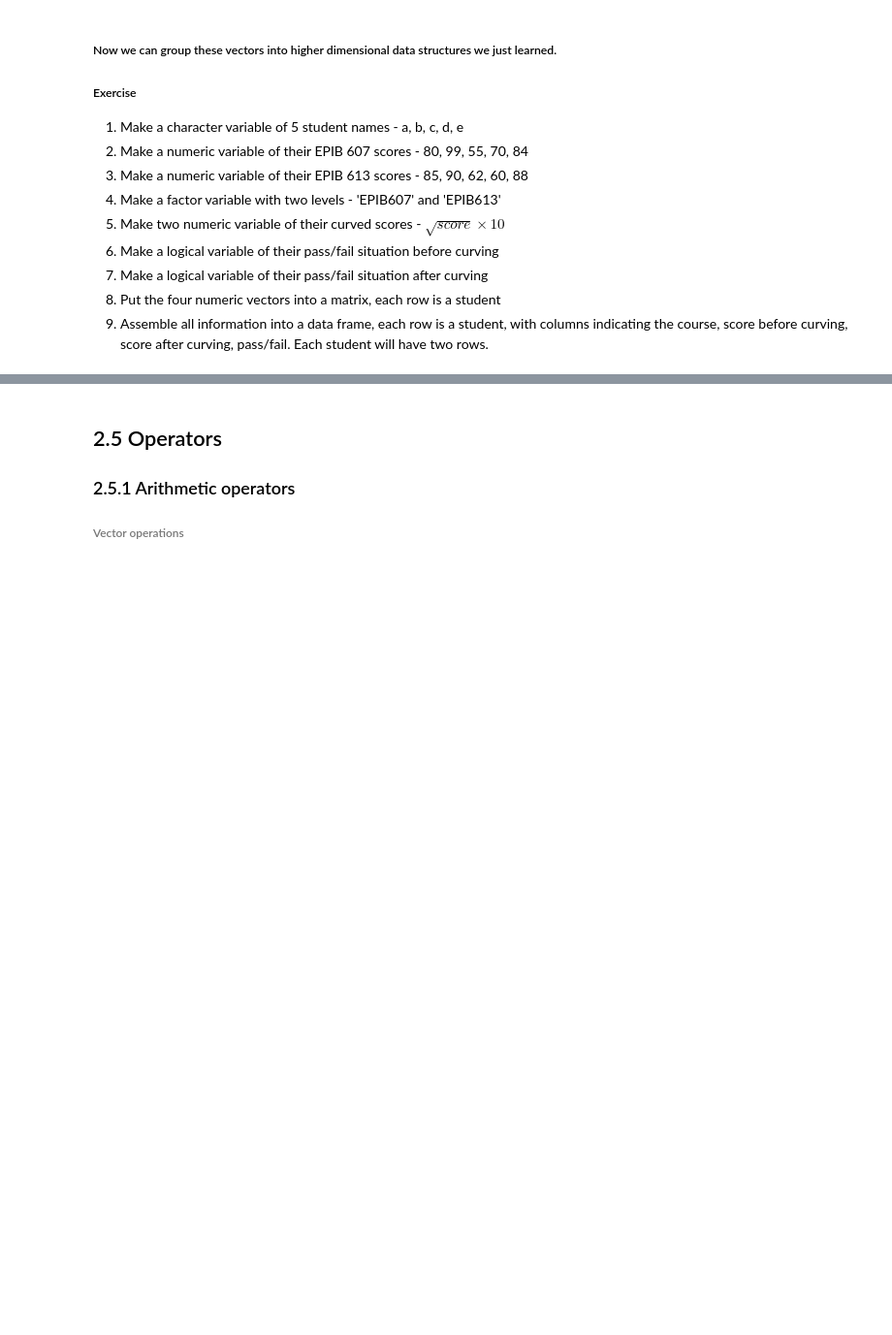
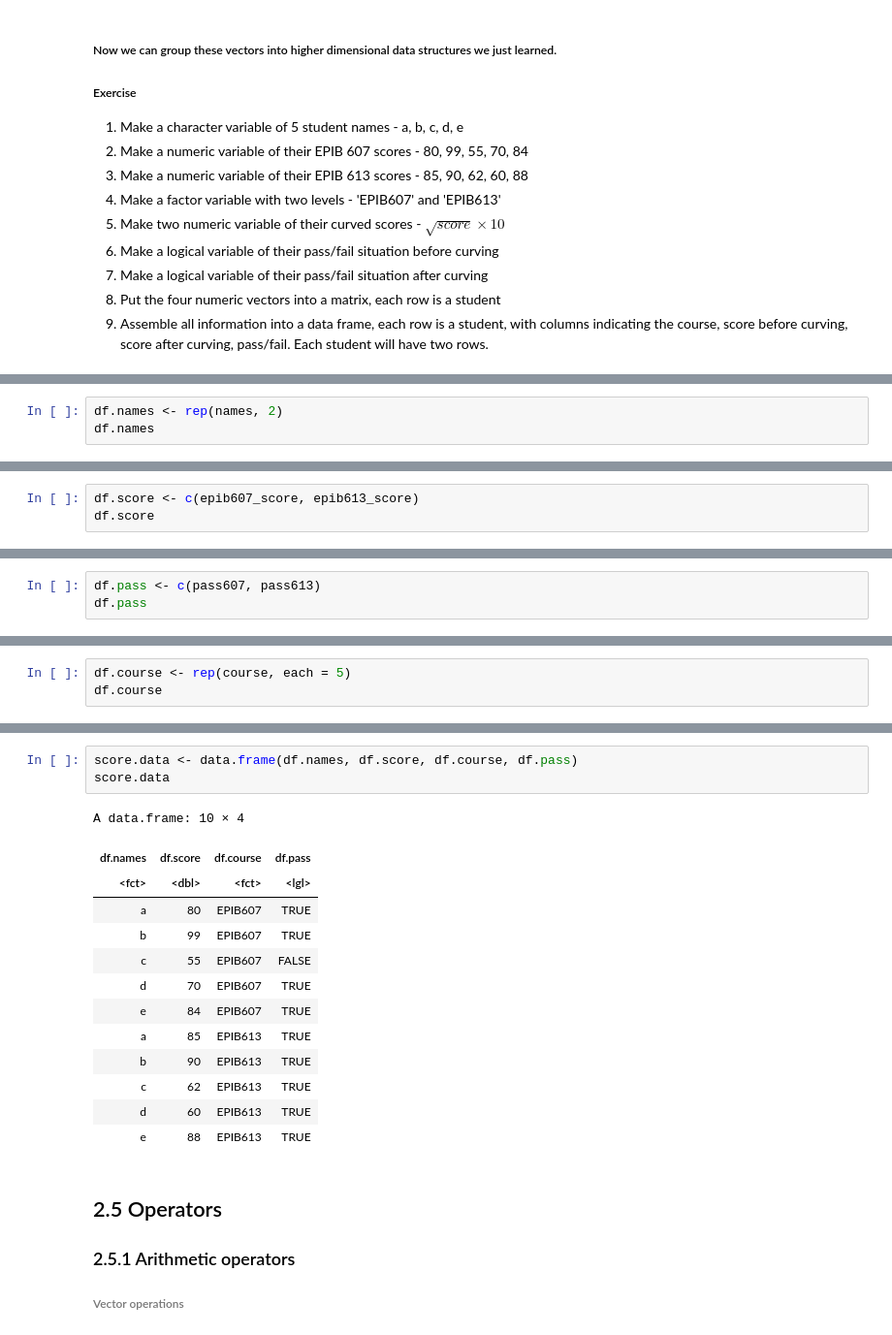
Before and after one commit to ly129/EPIB613_2019, a Jupyter notebook: Lecture2.ipynb, the cells around one changed output, grey strips where cells are left out. Shown at 97% size. Drawn from its saved outputs; the diff is of its cells as text; blank space fills up the shorter version.

```diff
--- a/Lecture2.ipynb
+++ b/Lecture2.ipynb
@@ -470,0 +533,3 @@ sequence(c(6, 1, 3))
+# %%
+df.names <- rep(names, 2)
+df.names
@@ -470,0 +538,3 @@ sequence(c(6, 1, 3))
+# %%
+df.score <- c(epib607_score, epib613_score)
+df.score
@@ -470,0 +543,3 @@ sequence(c(6, 1, 3))
+# %%
+df.pass <- c(pass607, pass613)
+df.pass
@@ -470,0 +548,3 @@ sequence(c(6, 1, 3))
+# %%
+df.course <- rep(course, each = 5)
+df.course
@@ -471,3 +569,20 @@ sequence(c(6, 1, 3))
+# %%
+score.data <- data.frame(df.names, df.score, df.course, df.pass)
+score.data
+# %% [output]
+A data.frame: 10 × 4
+| df.names | df.score | df.course | df.pass |
+| <fct> | <dbl> | <fct> | <lgl> |
+| a | 80 | EPIB607 | TRUE |
+| b | 99 | EPIB607 | TRUE |
+| c | 55 | EPIB607 | FALSE |
+| d | 70 | EPIB607 | TRUE |
+| e | 84 | EPIB607 | TRUE |
+| a | 85 | EPIB613 | TRUE |
+| b | 90 | EPIB613 | TRUE |
+| c | 62 | EPIB613 | TRUE |
+| d | 60 | EPIB613 | TRUE |
+| e | 88 | EPIB613 | TRUE |
 # %% [markdown]
 ## 2.5 Operators
 ### 2.5.1 Arithmetic operators
```
Also changed, not shown: parts of 18 cells of this notebook, 2 other files.
